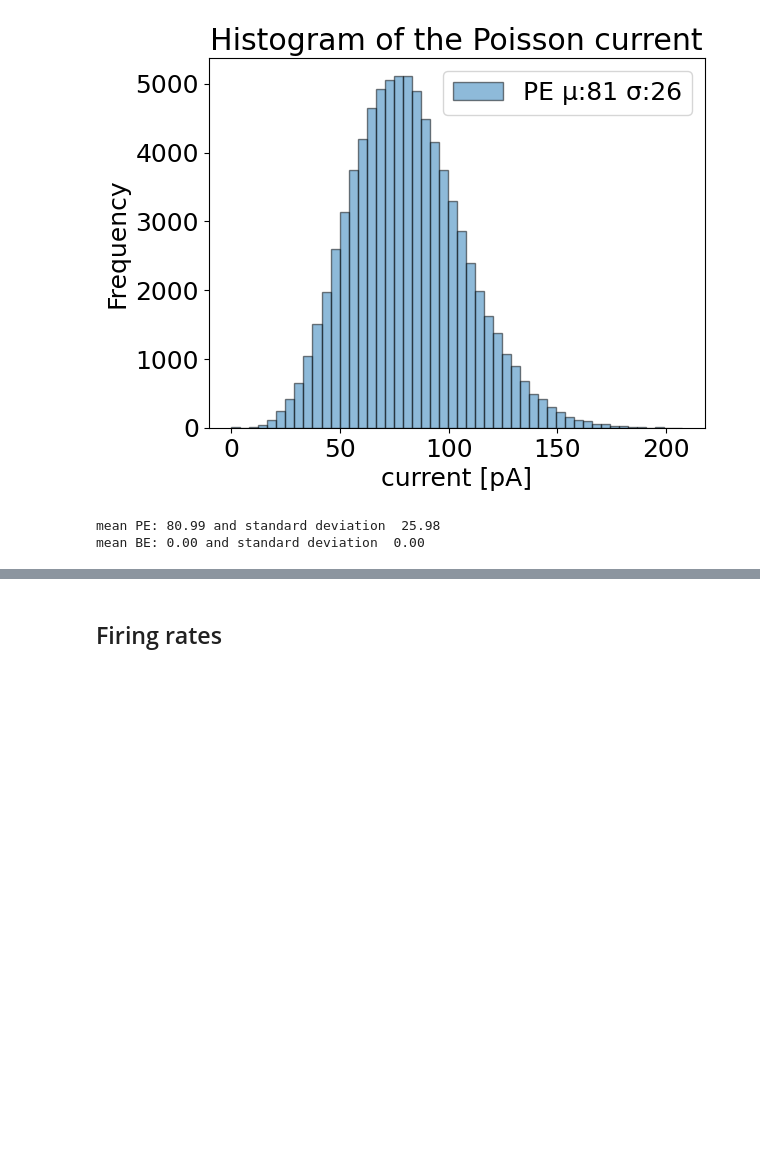
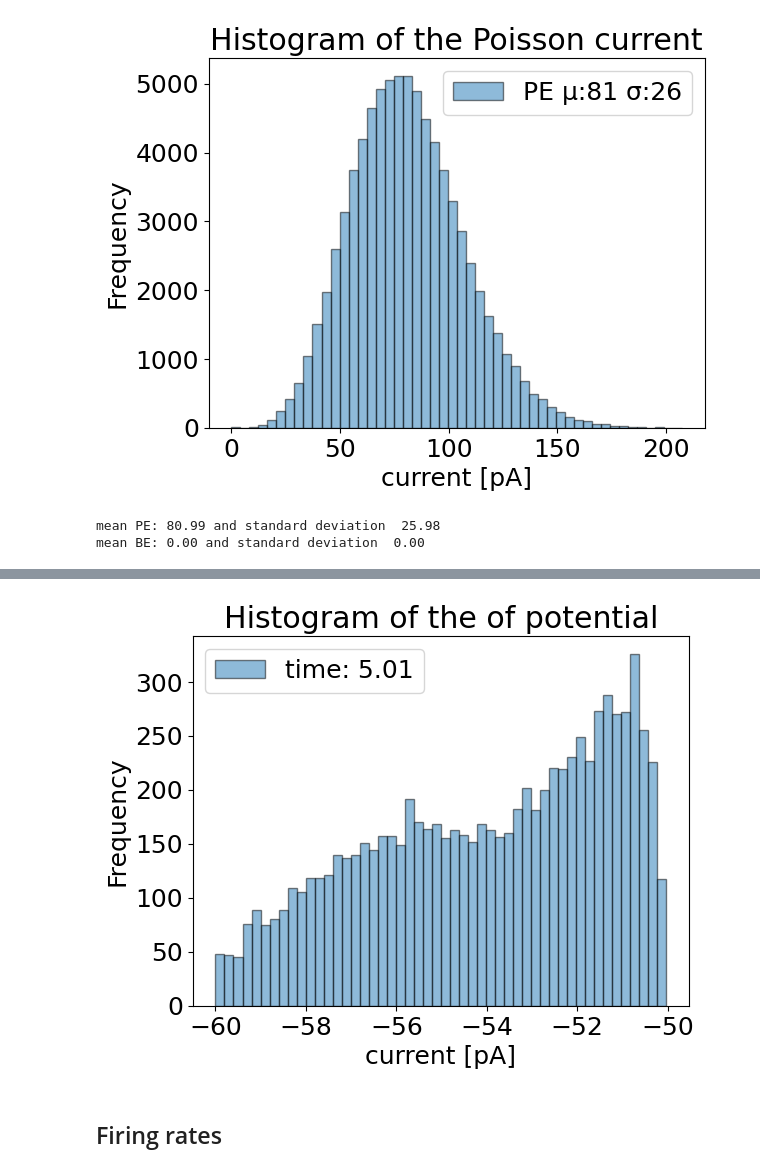
Before and after one commit to SahandSM/SWR, a Jupyter notebook: Main.ipynb, the cells around one changed output, grey strips where cells are left out. Cells and saved outputs as stored; diff of their text form; code cells hidden in the pictures; blank space fills up the shorter version.

```diff
--- a/Main.ipynb
+++ b/Main.ipynb
@@ -190,3 +217,15 @@ mean BE: 0.00 and standard deviation  0.00
+# %%
+sec = 5.01
+timestep = int(sec/0.0001)
+
+plt.hist(built_network['stm_p_v'].v[:,timestep]/mV, bins=50, edgecolor='black',alpha=0.5,label=f'time: {sec}')
+plt.title(f'Histogram of the of potential')
+plt.xlabel('current [pA]')
+plt.ylabel('Frequency')
+plt.legend()
+plt.show()
+# %% [output]
+[figure, added]
 # %% [markdown]
 ## Firing rates
 # %%
```
Also changed, not shown: parts of 6 cells of this notebook.
